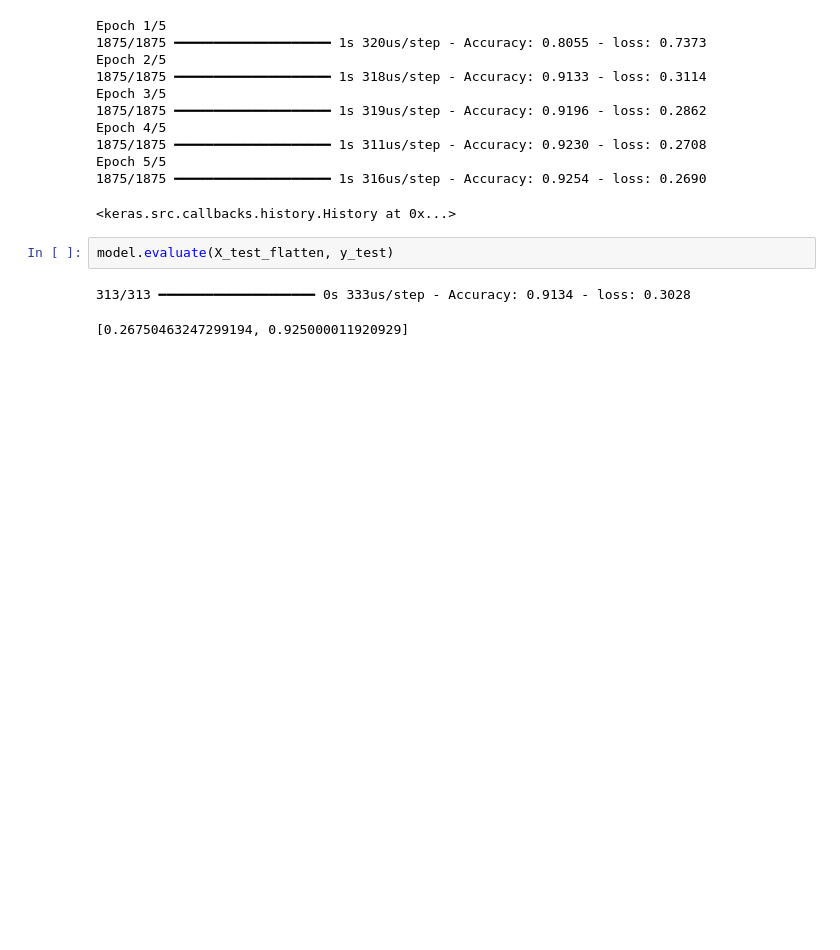
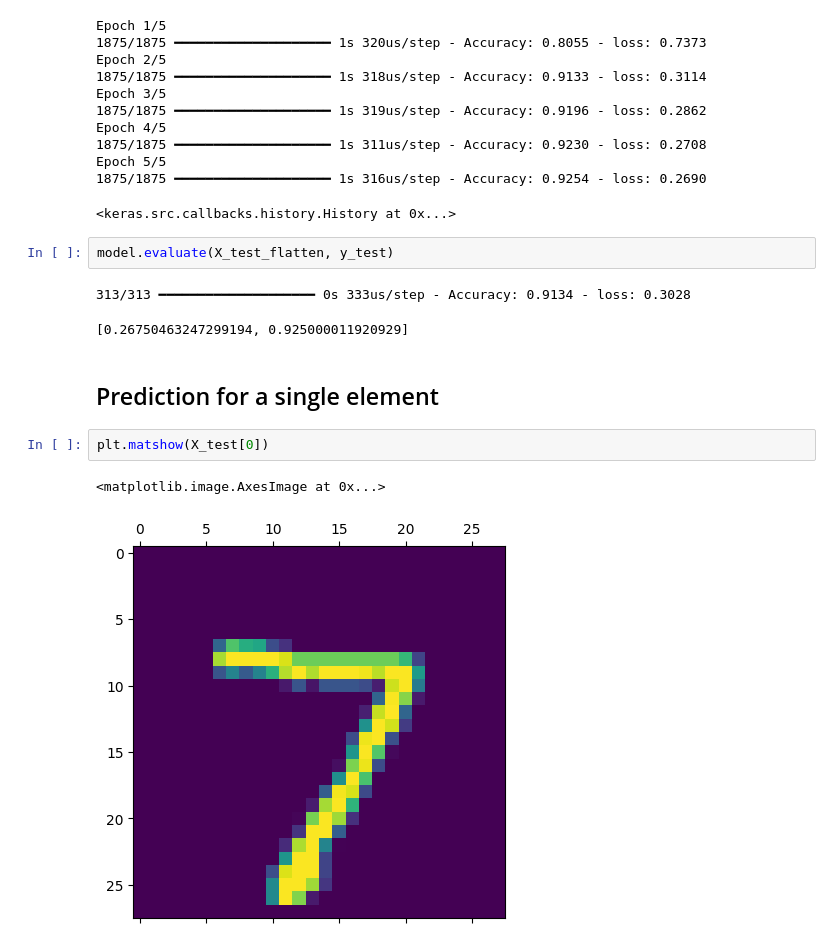
Before and after one commit to Jatin-s16/TensorFlow, a Jupyter notebook: Handwritten_digits.ipynb, the cells around one changed output. Saved outputs shown, nothing was run; the diff lists cells and outputs as text; blank space fills up the shorter version.

```diff
--- a/Handwritten_digits.ipynb
+++ b/Handwritten_digits.ipynb
@@ -157,3 +157,10 @@ model.evaluate(X_test_flatten, y_test)
 # %% [output]
 313/313 ━━━━━━━━━━━━━━━━━━━━ 0s 333us/step - Accuracy: 0.9134 - loss: 0.3028
 [0.26750463247299194, 0.925000011920929]
+# %% [markdown]
+## Prediction for a single element
+# %%
+plt.matshow(X_test[0])
+# %% [output]
+<matplotlib.image.AxesImage at 0x...>
+[figure, added]
```
Also changed, not shown: parts of 8 cells of this notebook.
